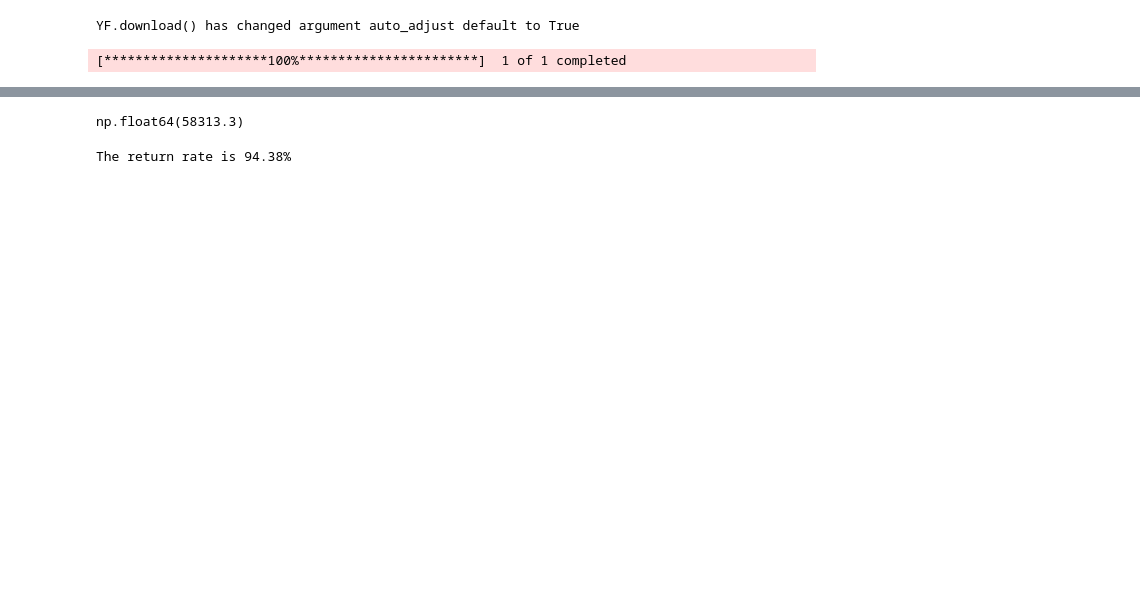
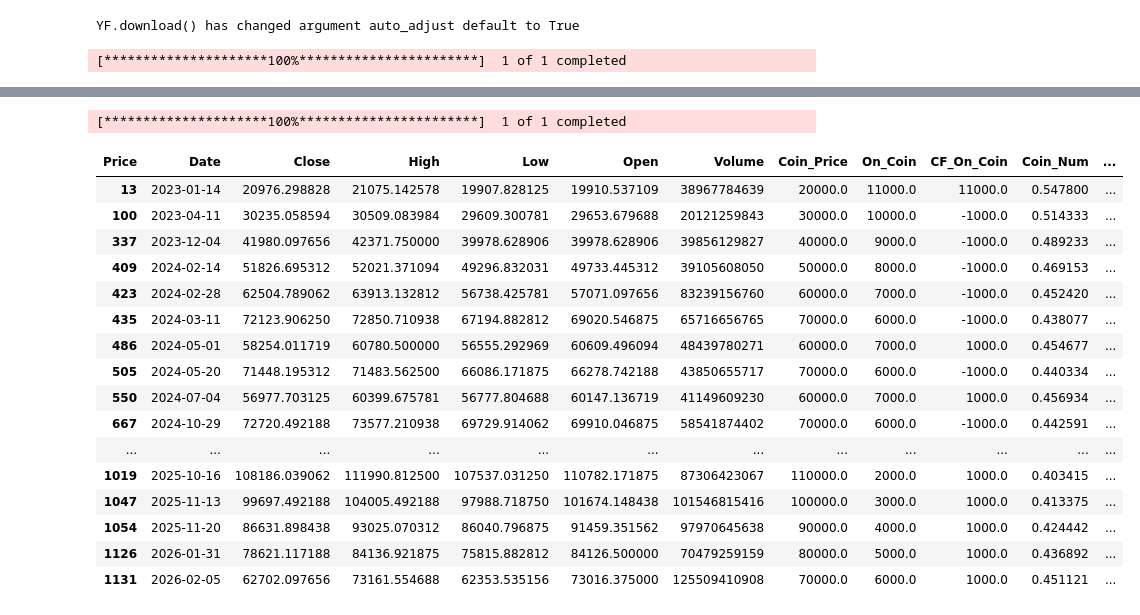
Before and after one commit to PoAn347/Grid_Trading_Strategy, a Jupyter notebook: GridTradingStrategy_Bitcoin.ipynb, the cells around one changed output, grey strips where cells are left out. Saved outputs shown, nothing was run; the diff lists cells and outputs as text; code cells hidden in the pictures; blank space fills up the shorter version.

```diff
--- a/GridTradingStrategy_Bitcoin.ipynb
+++ b/GridTradingStrategy_Bitcoin.ipynb
@@ -291,11 +48,0 @@ plt.plot(totalasset(dftest.Close,dftest.Coin_Num,dftest.Cash))
-# %%
-# The latest total asset value
-latestAssetValue = totalasset(dftest.Close,dftest.Coin_Num,dftest.Cash).iloc[-1]
-latestAssetValue
-# %% [output]
-np.float64(58313.3)
-# %%
-#The return rate since 2023 for grid trading strategy
-print("The return rate is " + str(round((latestAssetValue/ money - 1)*100,2)) + "%")
-# %% [output]
-The return rate is 94.38%
@@ -301,0 +196,4 @@ The return rate is 94.38%
+# %%
+data = yf.download("BTC-USD", start="2023-01-01", interval="1d")
+# %% [output]
+[*********************100%***********************]  1 of 1 completed
@@ -301,0 +204,20 @@ The return rate is 94.38%
+# %%
+final_results[final_results['CF_On_Coin'] != 0]
+# %% [output]
+| Price | Date | Close | High | Low | Open | Volume | Coin_Price | On_Coin | CF_On_Coin | Coin_Num | ... |
+| 13 | 2023-01-14 | 20976.298828 | 21075.142578 | 19907.828125 | 19910.537109 | 38967784639 | 20000.0 | 11000.0 | 11000.0 | 0.547800 | ... |
+| 100 | 2023-04-11 | 30235.058594 | 30509.083984 | 29609.300781 | 29653.679688 | 20121259843 | 30000.0 | 10000.0 | -1000.0 | 0.514333 | ... |
+| 337 | 2023-12-04 | 41980.097656 | 42371.750000 | 39978.628906 | 39978.628906 | 39856129827 | 40000.0 | 9000.0 | -1000.0 | 0.489233 | ... |
+| 409 | 2024-02-14 | 51826.695312 | 52021.371094 | 49296.832031 | 49733.445312 | 39105608050 | 50000.0 | 8000.0 | -1000.0 | 0.469153 | ... |
+| 423 | 2024-02-28 | 62504.789062 | 63913.132812 | 56738.425781 | 57071.097656 | 83239156760 | 60000.0 | 7000.0 | -1000.0 | 0.452420 | ... |
+| 435 | 2024-03-11 | 72123.906250 | 72850.710938 | 67194.882812 | 69020.546875 | 65716656765 | 70000.0 | 6000.0 | -1000.0 | 0.438077 | ... |
+| 486 | 2024-05-01 | 58254.011719 | 60780.500000 | 56555.292969 | 60609.496094 | 48439780271 | 60000.0 | 7000.0 | 1000.0 | 0.454677 | ... |
+| 505 | 2024-05-20 | 71448.195312 | 71483.562500 | 66086.171875 | 66278.742188 | 43850655717 | 70000.0 | 6000.0 | -1000.0 | 0.440334 | ... |
+| 550 | 2024-07-04 | 56977.703125 | 60399.675781 | 56777.804688 | 60147.136719 | 41149609230 | 60000.0 | 7000.0 | 1000.0 | 0.456934 | ... |
+| 667 | 2024-10-29 | 72720.492188 | 73577.210938 | 69729.914062 | 69910.046875 | 58541874402 | 70000.0 | 6000.0 | -1000.0 | 0.442591 | ... |
+| ... | ... | ... | ... | ... | ... | ... | ... | ... | ... | ... | ... |
+| 1019 | 2025-10-16 | 108186.039062 | 111990.812500 | 107537.031250 | 110782.171875 | 87306423067 | 110000.0 | 2000.0 | 1000.0 | 0.403415 | ... |
+| 1047 | 2025-11-13 | 99697.492188 | 104005.492188 | 97988.718750 | 101674.148438 | 101546815416 | 100000.0 | 3000.0 | 1000.0 | 0.413375 | ... |
+| 1054 | 2025-11-20 | 86631.898438 | 93025.070312 | 86040.796875 | 91459.351562 | 97970645638 | 90000.0 | 4000.0 | 1000.0 | 0.424442 | ... |
+| 1126 | 2026-01-31 | 78621.117188 | 84136.921875 | 75815.882812 | 84126.500000 | 70479259159 | 80000.0 | 5000.0 | 1000.0 | 0.436892 | ... |
+| 1131 | 2026-02-05 | 62702.097656 | 73161.554688 | 62353.535156 | 73016.375000 | 125509410908 | 70000.0 | 6000.0 | 1000.0 | 0.451121 | ... |
```
Also changed, not shown: parts of 29 cells of this notebook, 1 other file.
